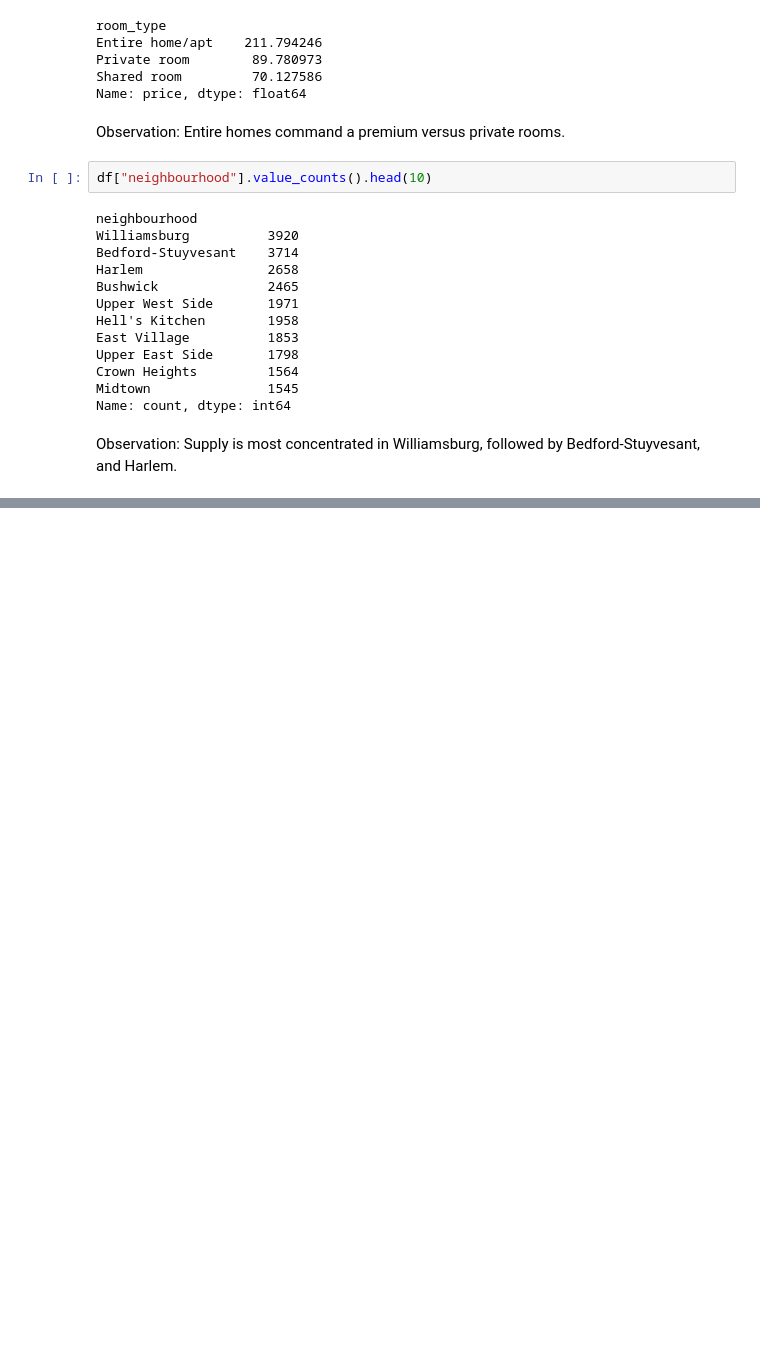
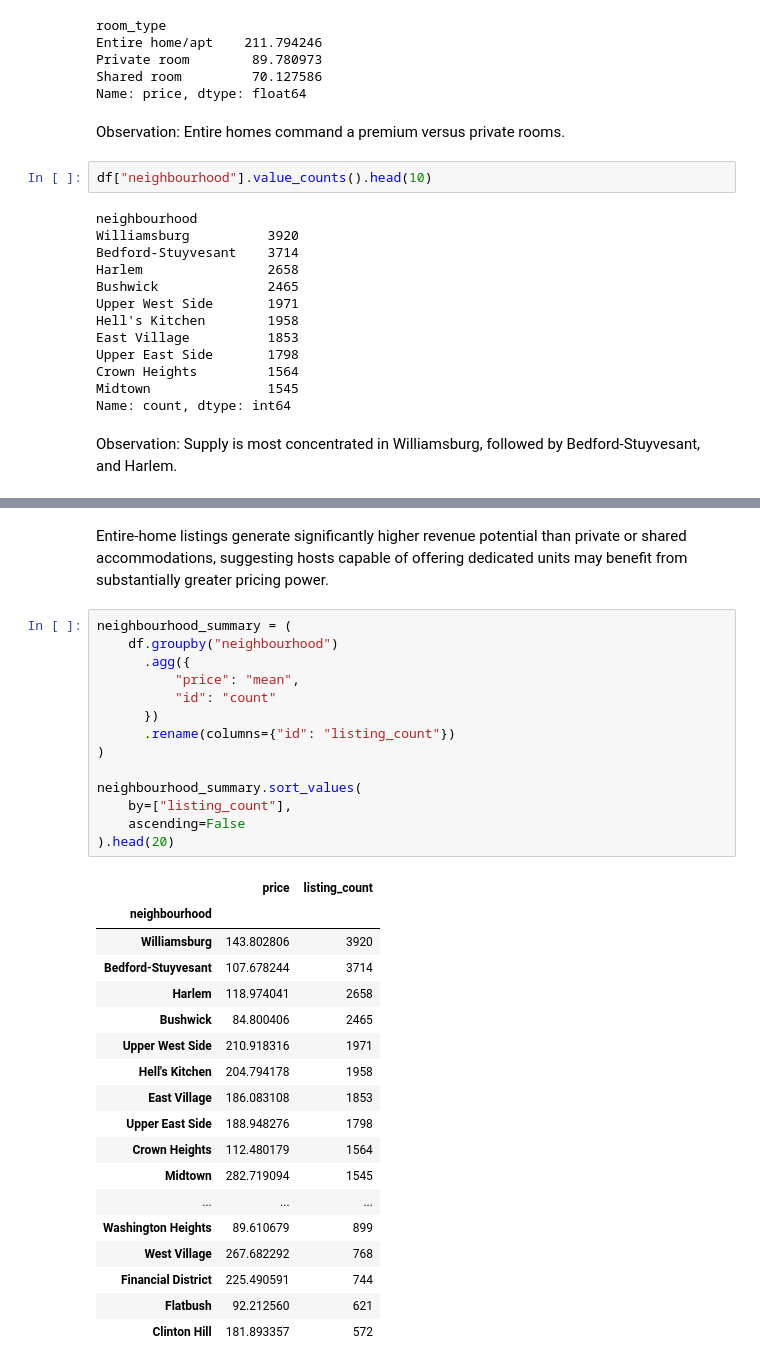
Before and after one commit to georgezeng316/data-portfolio, a Jupyter notebook: airbnb-analysis/notebooks/airbnb_analysis.ipynb, the cells around one changed output, grey strips where cells are left out. Drawn from its saved outputs; the diff is of its cells as text; blank space fills up the shorter version.

```diff
--- a/airbnb-analysis/notebooks/airbnb_analysis.ipynb
+++ b/airbnb-analysis/notebooks/airbnb_analysis.ipynb
@@ -154,0 +232,35 @@ Supply is most concentrated in Williamsburg, followed by Bedford-Stuyvesant, and
+# %% [markdown]
+Entire-home listings generate significantly higher revenue potential than private or shared accommodations, suggesting hosts capable of offering dedicated units may benefit from substantially greater pricing power.
+# %%
+neighbourhood_summary = (
+    df.groupby("neighbourhood")
+      .agg({
+          "price": "mean",
+          "id": "count"
+      })
+      .rename(columns={"id": "listing_count"})
+)
+
+neighbourhood_summary.sort_values(
+    by=["listing_count"],
+    ascending=False
+).head(20)
+# %% [output]
+|  | price | listing_count |
+| neighbourhood |  |  |
+| Williamsburg | 143.802806 | 3920 |
+| Bedford-Stuyvesant | 107.678244 | 3714 |
+| Harlem | 118.974041 | 2658 |
+| Bushwick | 84.800406 | 2465 |
+| Upper West Side | 210.918316 | 1971 |
+| Hell's Kitchen | 204.794178 | 1958 |
+| East Village | 186.083108 | 1853 |
+| Upper East Side | 188.948276 | 1798 |
+| Crown Heights | 112.480179 | 1564 |
+| Midtown | 282.719094 | 1545 |
+| ... | ... | ... |
+| Washington Heights | 89.610679 | 899 |
+| West Village | 267.682292 | 768 |
+| Financial District | 225.490591 | 744 |
+| Flatbush | 92.212560 | 621 |
+| Clinton Hill | 181.893357 | 572 |
```
Also changed, not shown: parts of 7 cells of this notebook.
